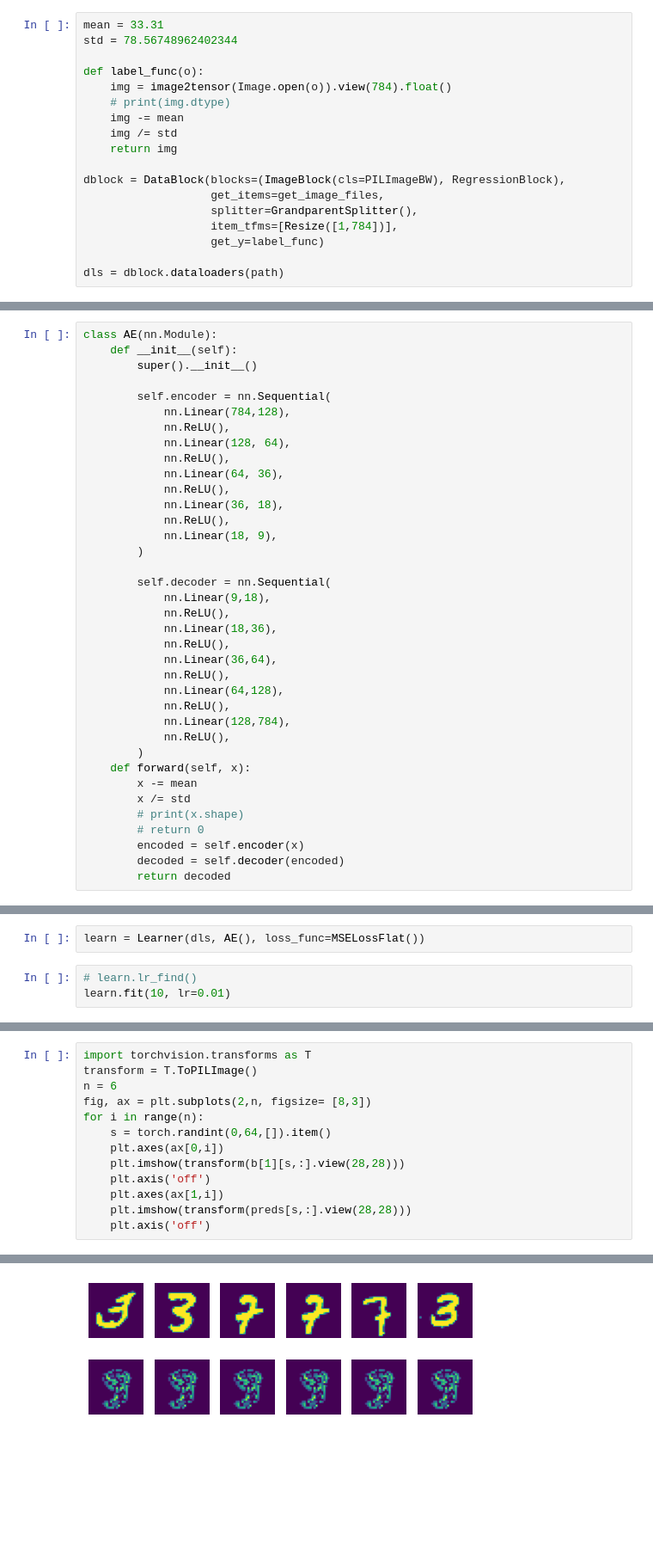
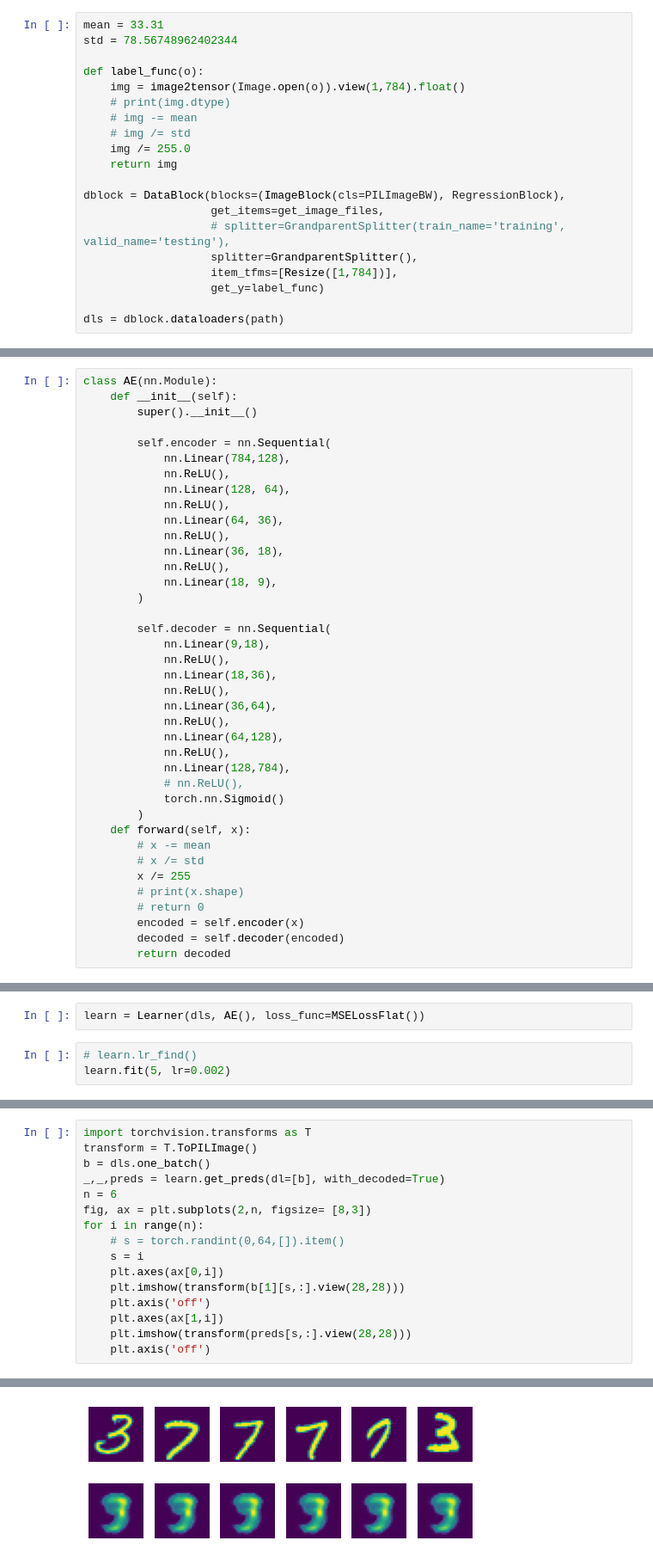
Before and after one commit to abauville/Notes_autoencoders, a Jupyter notebook: 00_MNIST_fully_connected.ipynb, the cells around one changed output, grey strips where cells are left out. Shown at 86% size. Drawn from its saved outputs; the diff is of its cells as text; blank space fills up the shorter version.

```diff
--- a/00_MNIST_fully_connected.ipynb
+++ b/00_MNIST_fully_connected.ipynb
@@ -15,14 +19,16 @@ mean = 33.31
 std = 78.56748962402344
 
 def label_func(o):
-    img = image2tensor(Image.open(o)).view(784).float()
+    img = image2tensor(Image.open(o)).view(1,784).float()
     # print(img.dtype)
-    img -= mean
-    img /= std
+    # img -= mean
+    # img /= std
+    img /= 255.0
     return img
 
 dblock = DataBlock(blocks=(ImageBlock(cls=PILImageBW), RegressionBlock),
                    get_items=get_image_files,
+                   # splitter=GrandparentSplitter(train_name='training', valid_name='testing'),
                    splitter=GrandparentSplitter(),
                    item_tfms=[Resize([1,784])],
                    get_y=label_func)
@@ -59,11 +65,13 @@ class AE(nn.Module):
             nn.Linear(64,128),
             nn.ReLU(),
             nn.Linear(128,784),
-            nn.ReLU(),
+            # nn.ReLU(),
+            torch.nn.Sigmoid()
         )
     def forward(self, x):
-        x -= mean
-        x /= std
+        # x -= mean
+        # x /= std
+        x /= 255
         # print(x.shape)
         # return 0
         encoded = self.encoder(x)
@@ -75,6 +83,6 @@ class AE(nn.Module):
 learn = Learner(dls, AE(), loss_func=MSELossFlat())
 # %%
 # learn.lr_find()
-learn.fit(10, lr=0.01)
+learn.fit(5, lr=0.002)
 # %% [output]
 | epoch | train_loss | valid_loss | time |
@@ -100,10 +94,13 @@ _,_,preds = learn.get_preds(dl=[b], with_decoded=True)
 # %%
 import torchvision.transforms as T
 transform = T.ToPILImage()
+b = dls.one_batch()
+_,_,preds = learn.get_preds(dl=[b], with_decoded=True)
 n = 6
 fig, ax = plt.subplots(2,n, figsize= [8,3])
 for i in range(n):
-    s = torch.randint(0,64,[]).item()
+    # s = torch.randint(0,64,[]).item()
+    s = i
     plt.axes(ax[0,i])
     plt.imshow(transform(b[1][s,:].view(28,28)))
     plt.axis('off')
@@ -114,2 +112,2 @@ for i in range(n):
-[figure, old version]
+[figure, new version]
 # %%
```
Also changed, not shown: parts of 7 cells of this notebook, 9 other files.
